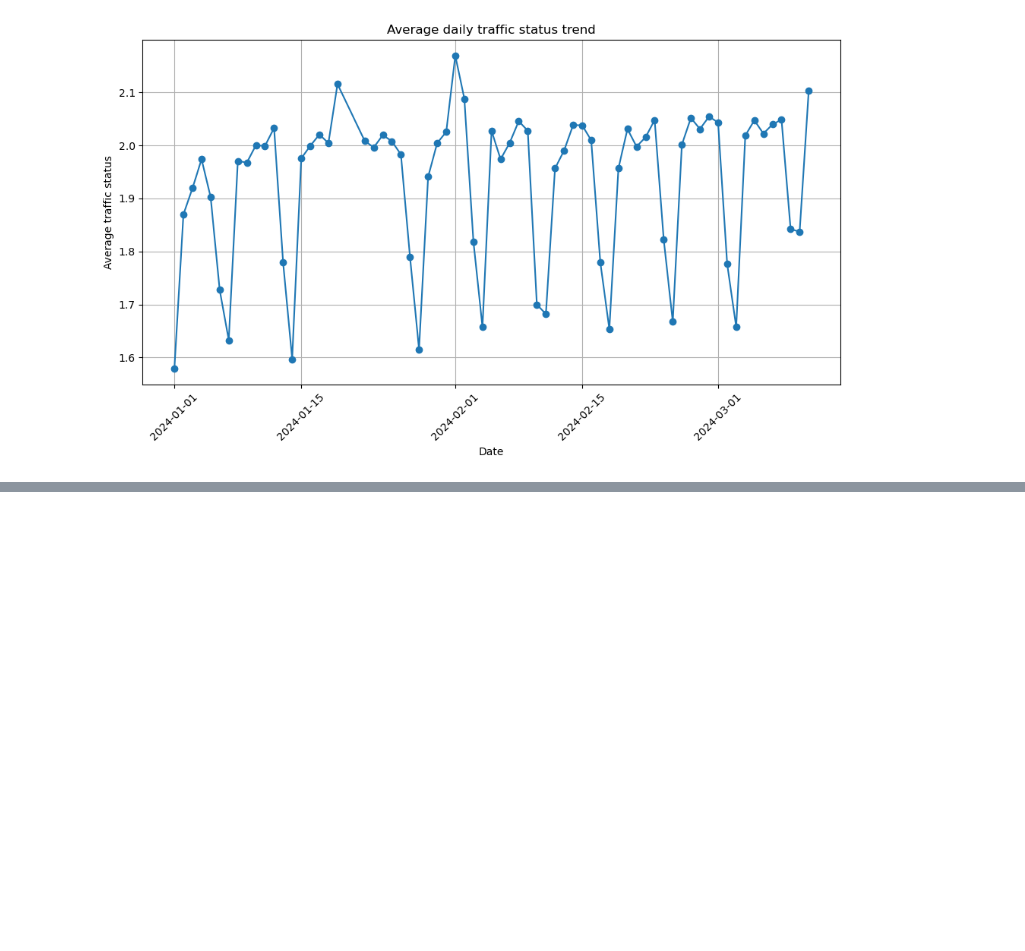
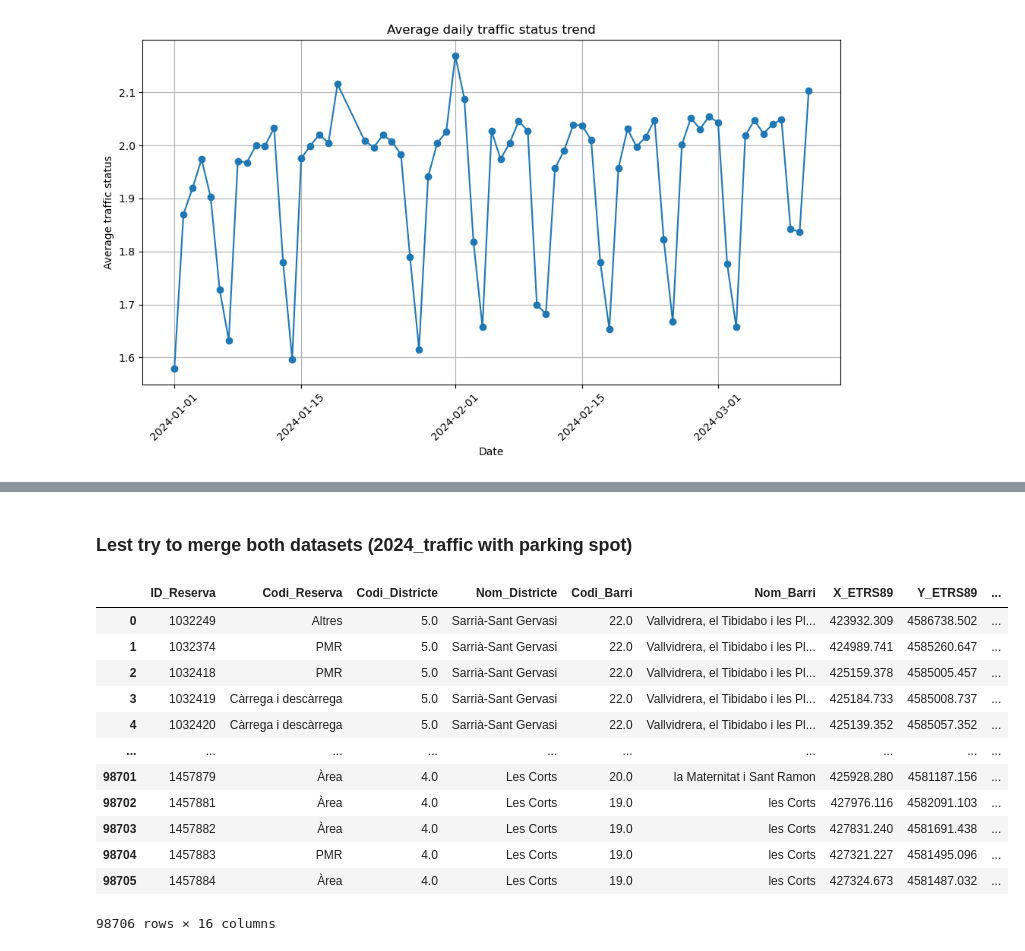
Before and after one commit to UrbanAIOptimser/parkpulse, a Jupyter notebook: parking_prediction/2024_traffic.ipynb, the cells around one changed output, grey strips where cells are left out. Cells and saved outputs as stored; diff of their text form; code cells hidden in the pictures; blank space fills up the shorter version.

Commit message:
Updated traffic 2024

```diff
--- a/parking_prediction/2024_traffic.ipynb
+++ b/parking_prediction/2024_traffic.ipynb
@@ -661,0 +633,19 @@ Traffic States 3, 4, and 5 (e.g., dense, very dense, congested): These categorie
+# %% [markdown]
+### Lest try to merge both datasets (2024_traffic with parking spot)
+# %%
+infra = pd.read_csv('Infraestructures_Inventari_Reserves.csv')
+infra
+# %% [output]
+|  | ID_Reserva | Codi_Reserva | Codi_Districte | Nom_Districte | Codi_Barri | Nom_Barri | X_ETRS89 | Y_ETRS89 | ... |
+| 0 | 1032249 | Altres | 5.0 | Sarrià-Sant Gervasi | 22.0 | Vallvidrera, el Tibidabo i les Pl... | 423932.309 | 4586738.502 | ... |
+| 1 | 1032374 | PMR | 5.0 | Sarrià-Sant Gervasi | 22.0 | Vallvidrera, el Tibidabo i les Pl... | 424989.741 | 4585260.647 | ... |
+| 2 | 1032418 | PMR | 5.0 | Sarrià-Sant Gervasi | 22.0 | Vallvidrera, el Tibidabo i les Pl... | 425159.378 | 4585005.457 | ... |
+| 3 | 1032419 | Càrrega i descàrrega | 5.0 | Sarrià-Sant Gervasi | 22.0 | Vallvidrera, el Tibidabo i les Pl... | 425184.733 | 4585008.737 | ... |
+| 4 | 1032420 | Càrrega i descàrrega | 5.0 | Sarrià-Sant Gervasi | 22.0 | Vallvidrera, el Tibidabo i les Pl... | 425139.352 | 4585057.352 | ... |
+| ... | ... | ... | ... | ... | ... | ... | ... | ... | ... |
+| 98701 | 1457879 | Àrea | 4.0 | Les Corts | 20.0 | la Maternitat i Sant Ramon | 425928.280 | 4581187.156 | ... |
+| 98702 | 1457881 | Àrea | 4.0 | Les Corts | 19.0 | les Corts | 427976.116 | 4582091.103 | ... |
+| 98703 | 1457882 | Àrea | 4.0 | Les Corts | 19.0 | les Corts | 427831.240 | 4581691.438 | ... |
+| 98704 | 1457883 | PMR | 4.0 | Les Corts | 19.0 | les Corts | 427321.227 | 4581495.096 | ... |
+| 98705 | 1457884 | Àrea | 4.0 | Les Corts | 19.0 | les Corts | 427324.673 | 4581487.032 | ... |
+98706 rows × 16 columns
```
Also changed, not shown: parts of 42 cells of this notebook.
